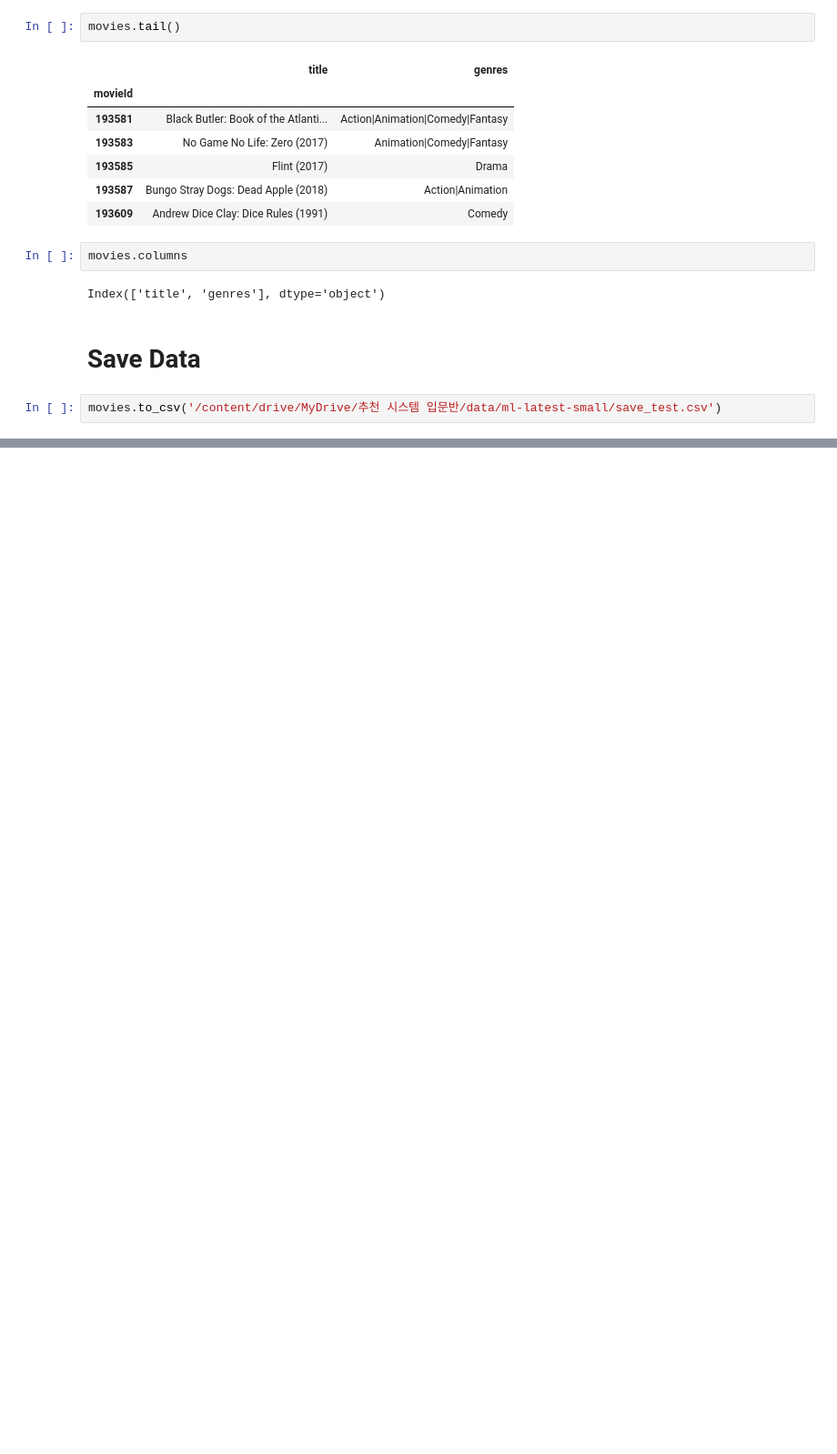
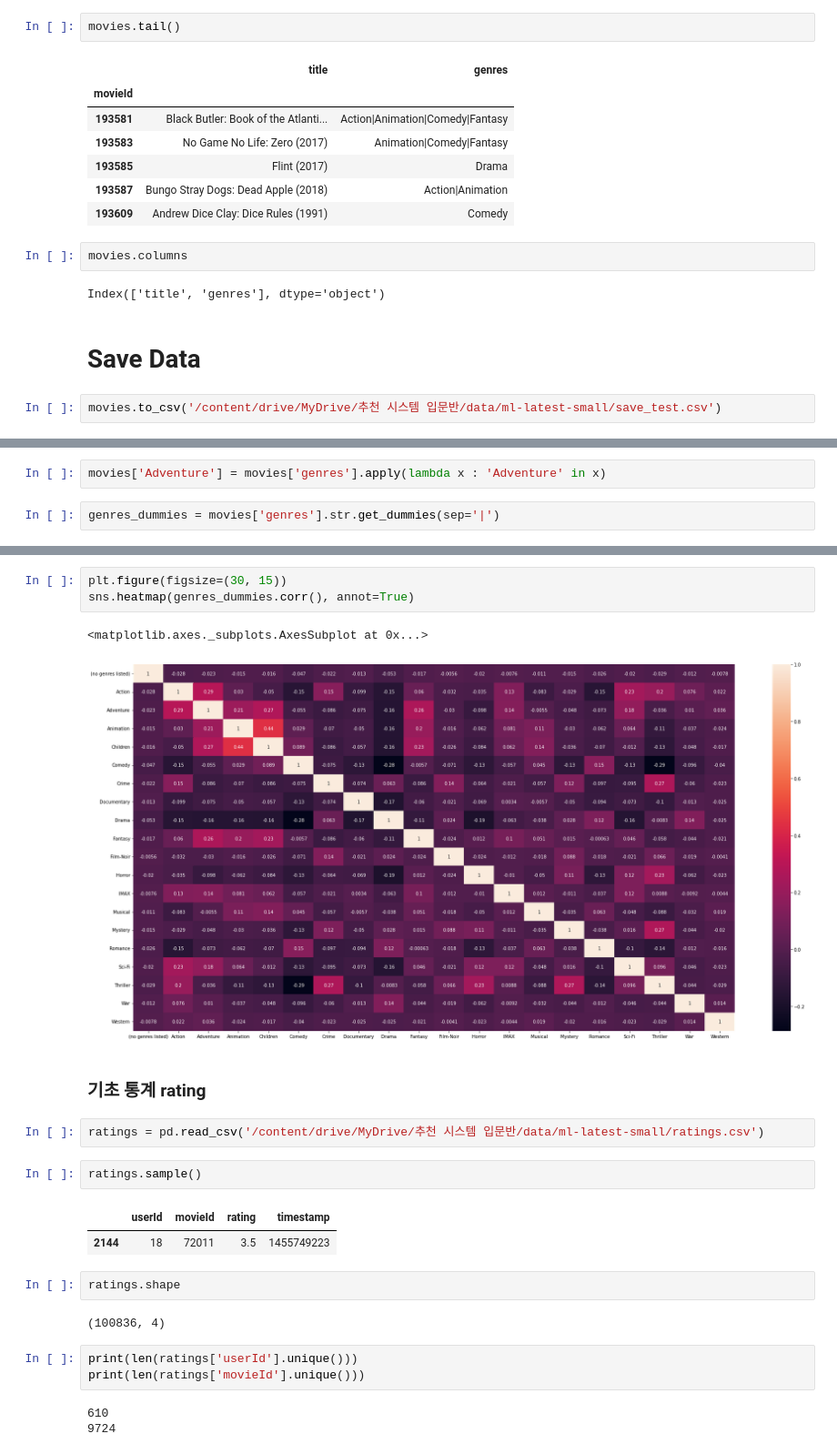
Before and after one commit to sangjinsu/recommendation-system, a Jupyter notebook: 1_movies.ipynb, the cells around one changed output, grey strips where cells are left out. Shown: that part at 91% size. Drawn from its saved outputs; the diff is of its cells as text; blank space fills up the shorter version.

```diff
--- a/1_movies.ipynb
+++ b/1_movies.ipynb
@@ -44,0 +186,4 @@ movies.to_csv('/content/drive/MyDrive/추천 시스템 ᄋ
+# %%
+movies['Adventure'] = movies['genres'].apply(lambda x : 'Adventure' in x)
+# %%
+genres_dummies = movies['genres'].str.get_dummies(sep='|')
@@ -44,0 +212,25 @@ movies.to_csv('/content/drive/MyDrive/추천 시스템 ᄋ
+# %%
+plt.figure(figsize=(30, 15))
+sns.heatmap(genres_dummies.corr(), annot=True)
+# %% [output]
+<matplotlib.axes._subplots.AxesSubplot at 0x...>
+[figure, added]
+# %% [markdown]
+### 기초 통계 rating
+# %%
+ratings = pd.read_csv('/content/drive/MyDrive/추천 시스템 입문반/data/ml-latest-small/ratings.csv')
+# %%
+ratings.sample()
+# %% [output]
+|  | userId | movieId | rating | timestamp |
+| 2144 | 18 | 72011 | 3.5 | 1455749223 |
+# %%
+ratings.shape
+# %% [output]
+(100836, 4)
+# %%
+print(len(ratings['userId'].unique()))
+print(len(ratings['movieId'].unique()))
+# %% [output]
+610
+9724
```
Also changed, not shown: parts of 52 cells of this notebook.
